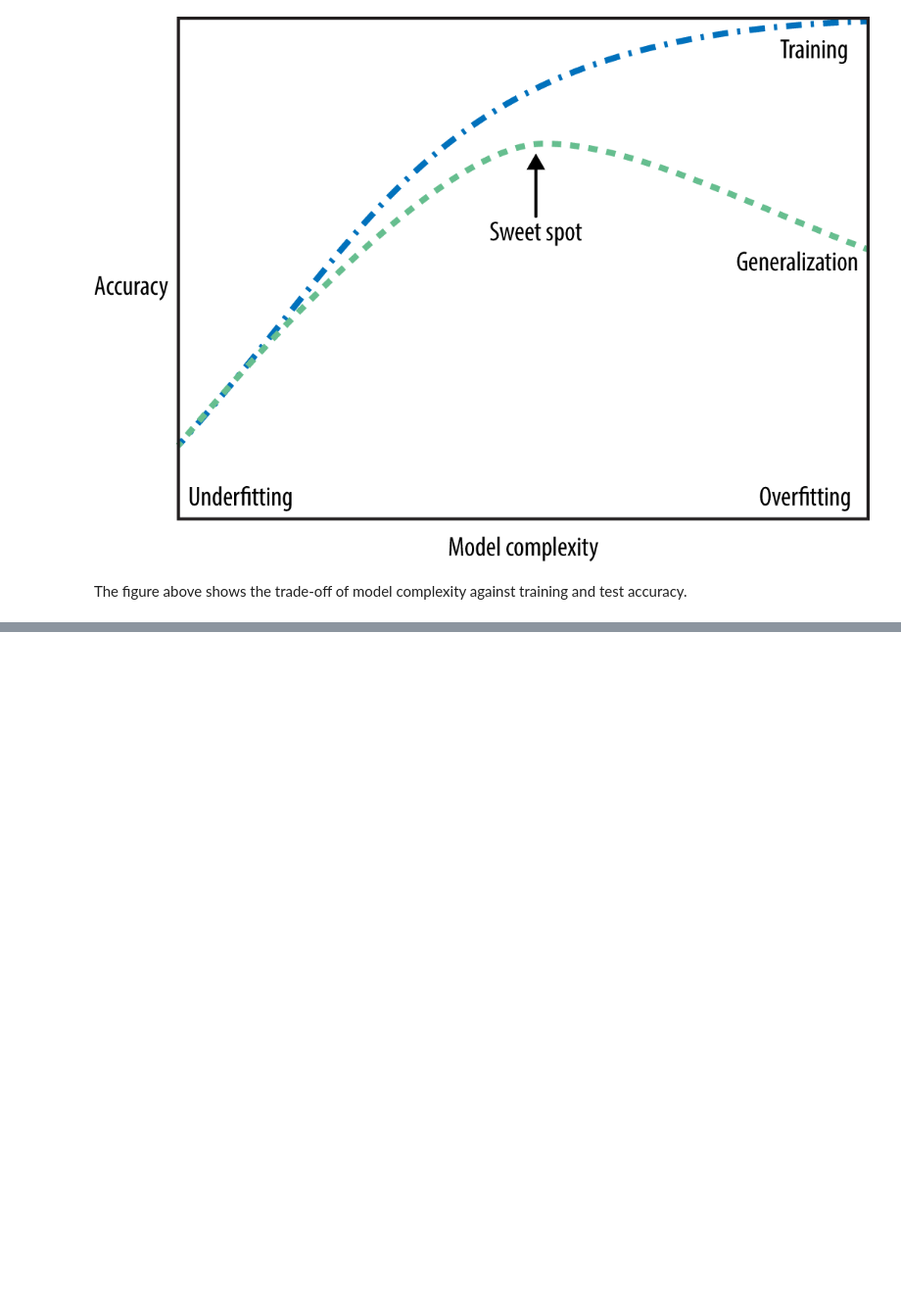
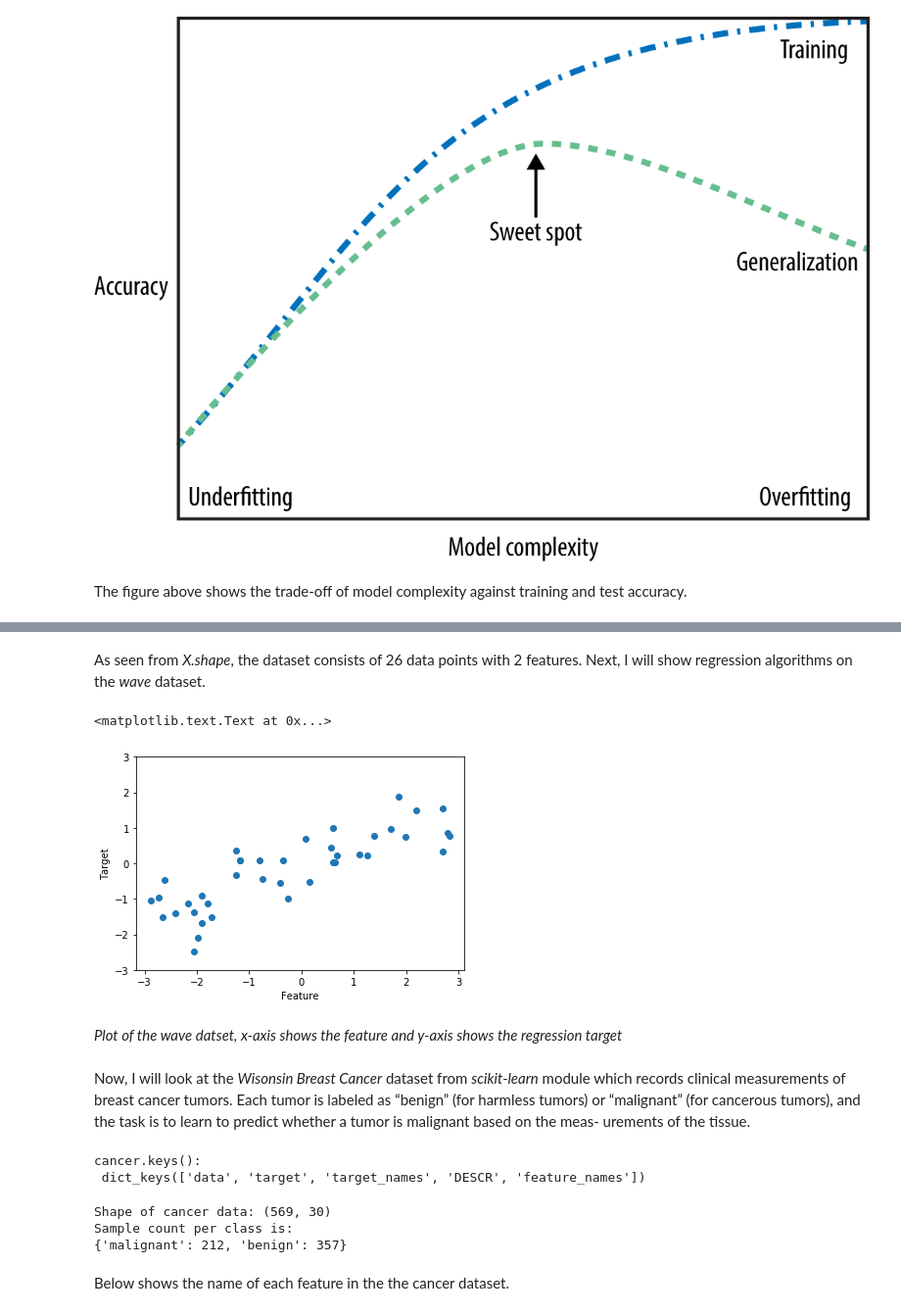
Before and after one commit to abudata/Machine_Learning, a Jupyter notebook: Supervised_learning.ipynb, the cells around one changed output, grey strips where cells are left out. Shown at 98% size. Saved outputs shown, nothing was run; the diff lists cells and outputs as text; code cells hidden in the pictures; blank space fills up the shorter version.

```diff
--- a/Supervised_learning.ipynb
+++ b/Supervised_learning.ipynb
@@ -18,0 +42,37 @@ The figure above shows the trade-off of model complexity against training and te
+# %% [markdown]
+As seen from *X.shape*, the dataset consists of 26 data points with 2 features. Next, I will show regression algorithms on the *wave* dataset.
+# %%
+X, y = mglearn.datasets.make_wave(n_samples=40)
+plt.plot(X, y, 'o')
+plt.ylim(-3, 3)
+plt.xlabel('Feature')
+plt.ylabel('Target')
+# %% [output]
+<matplotlib.text.Text at 0x...>
+[figure, added]
+# %% [markdown]
+*Plot of the wave datset, x-axis shows the feature and y-axis shows the regression target*
+# %% [markdown]
+Now, I will look at the *Wisonsin Breast Cancer* dataset from *scikit-learn* module which records clinical measurements of breast cancer tumors. Each tumor
+is labeled as “benign” (for harmless tumors) or “malignant” (for cancerous tumors),
+and the task is to learn to predict whether a tumor is malignant based on the meas‐
+urements of the tissue.
+# %%
+from sklearn.datasets import load_breast_cancer
+cancer = load_breast_cancer()
+print('cancer.keys(): \n {}'.format(cancer.keys()))
+# %% [output]
+cancer.keys():
+ dict_keys(['data', 'target', 'target_names', 'DESCR', 'feature_names'])
+# %%
+import numpy as np
+print('Shape of cancer data: {}'.format(cancer.data.shape))
+print('Sample count per class is: \n{}'.format(
+    {n: v for n, v in zip(cancer.target_names,
+                          np.bincount(cancer.target))}))
+# %% [output]
+Shape of cancer data: (569, 30)
+Sample count per class is:
+{'malignant': 212, 'benign': 357}
+# %% [markdown]
+Below shows the name of each feature in the the cancer dataset.
```
Also changed, not shown: parts of 6 cells of this notebook.
